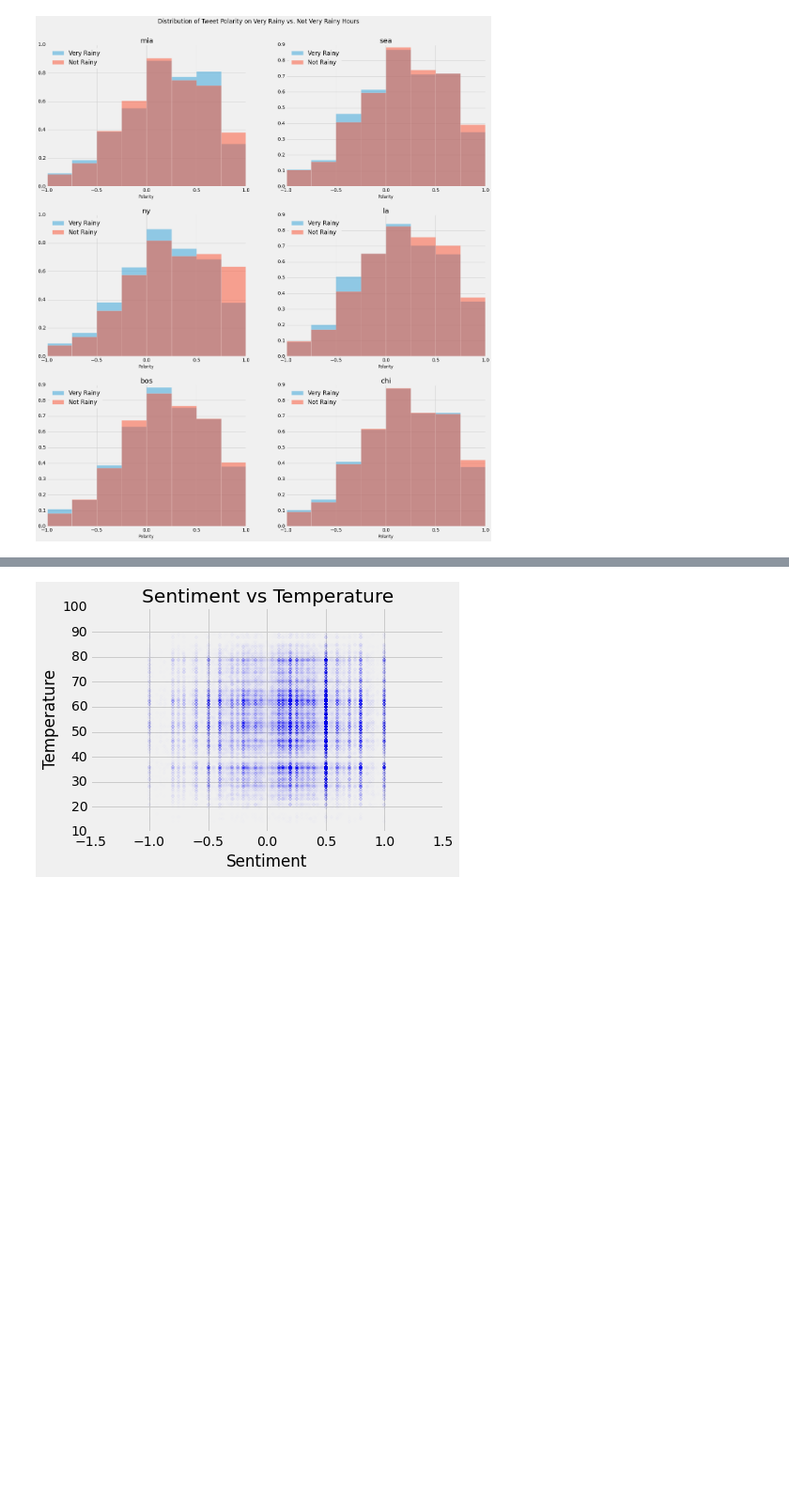
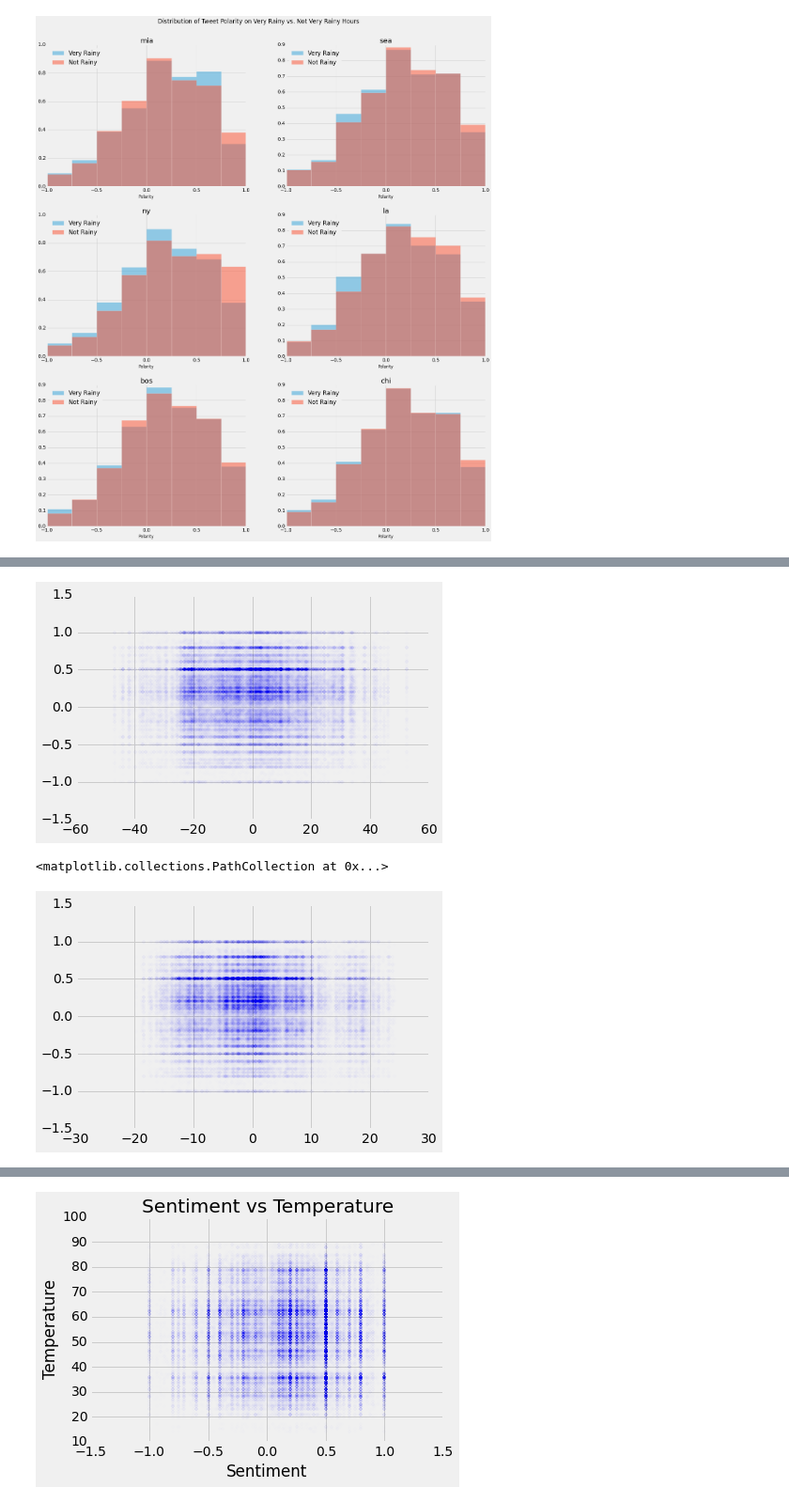
Before and after one commit to a-campbell/Twitter_Weather_Project, a Jupyter notebook: Sentiment and Weather Merge.ipynb, the cells around one changed output, grey strips where cells are left out. Shown at 94% size. Drawn from its saved outputs; the diff is of its cells as text; code cells hidden in the pictures; blank space fills up the shorter version.

```diff
--- a/Sentiment and Weather Merge.ipynb
+++ b/Sentiment and Weather Merge.ipynb
@@ -798,0 +838,11 @@ Scatter plots don't really tell us much. However, we have included them for comp
+# %%
+import random
+rows = random.sample(twmeans.index, 100000)
+rand = twmeans.ix[rows]
+plt.scatter( rand.HumidityDiff, rand.polarity, alpha = .002)
+plt.show()
+plt.scatter( rand.TemperatureDiff, rand.polarity, alpha = .002)
+# %% [output]
+[figure, added]
+<matplotlib.collections.PathCollection at 0x...>
+[figure, added]
```
Also changed, not shown: parts of 10 cells of this notebook, 1 other file.
